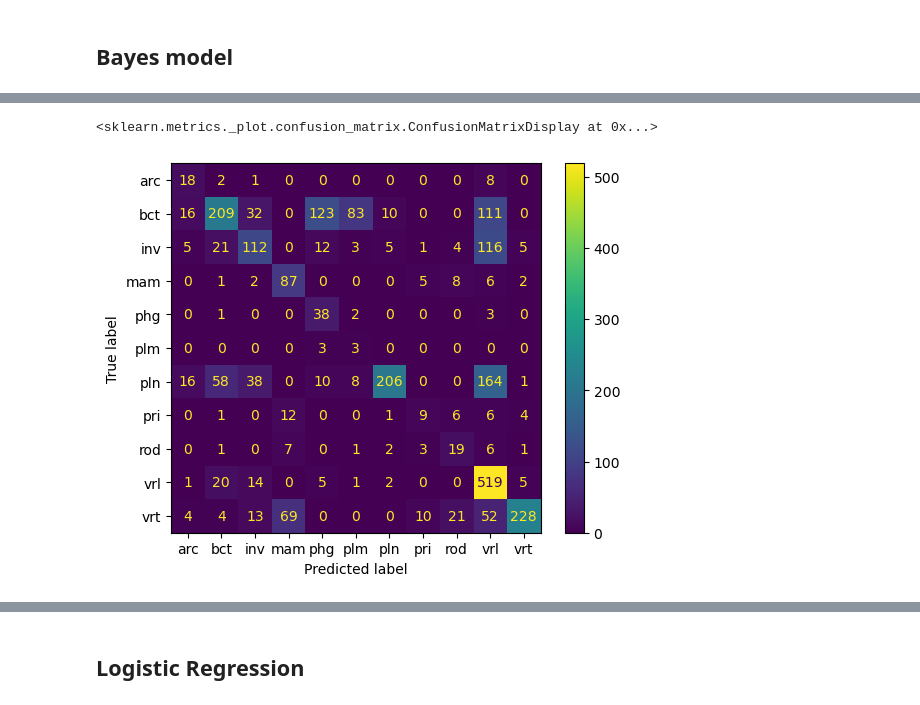
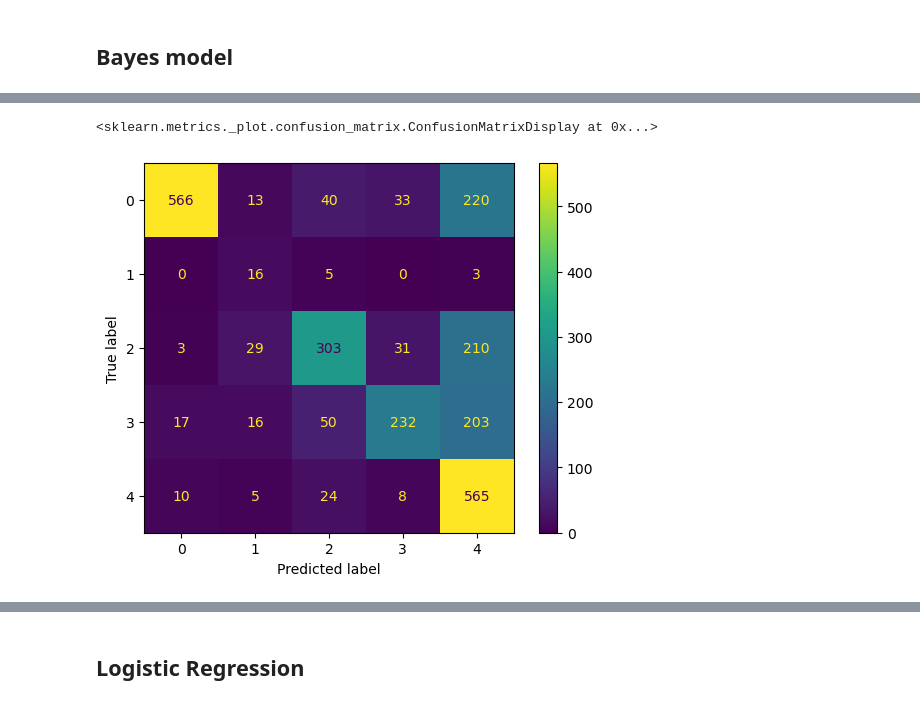
Before and after one commit to PierPompilii/Codon-Kingdom-Classifier, a Jupyter notebook: notebooks/03-modelling.ipynb, the cells around one changed output, grey strips where cells are left out. Drawn from its saved outputs; the diff is of its cells as text; code cells hidden in the pictures.

Commit message:
Explanation and organisation of the notebook, also change the label encoding for a mapping replace of kingdoms

```diff
--- a/notebooks/03-modelling.ipynb
+++ b/notebooks/03-modelling.ipynb
@@ -39,20 +39,20 @@ Kingdom_labels  Kingdom
 5               plm          18
 Name: count, dtype: int64
 # %%
-#codon_df_clean['Kingdom'] = codon_df_clean['Kingdom'].replace({
-#    'vrl': 'virus_bacteriophage',
-#    'phg': 'virus_bacteriophage',
-#    'vrt': 'animalia',
-#    'pln': 'plantae',
-#    'bct': 'bacteria',
-#    'arc': 'archaea',
-#    'inv': 'animalia',
-#    'mam': 'animalia',
-#    'rod': 'animalia',
-#    'pri': 'animalia'
-#})
+codon_df_clean['Kingdom'] = codon_df_clean['Kingdom'].replace({
+    'vrl': 'virus_bacteriophage',
+    'phg': 'virus_bacteriophage',
+    'vrt': 'animalia',
+    'pln': 'plantae',
+    'bct': 'bacteria',
+    'arc': 'archaea',
+    'inv': 'animalia',
+    'mam': 'animalia',
+    'rod': 'animalia',
+    'pri': 'animalia'
+})
 # %%
-#codon_df_clean = codon_df_clean[codon_df_clean['Kingdom'] != 'plm']
+codon_df_clean = codon_df_clean[codon_df_clean['Kingdom'] != 'plm']
 # %% [markdown]
 ## Bayes model
 # %%
@@ -82,0 +64,12 @@ GaussianNB()
+# %%
+# Drop non-feature columns from the dataframe to create the feature set X
+# The columns 'Kingdom_labels', 'SpeciesName', 'Kingdom', and 'SpeciesID' are removed
+X = codon_df_clean.drop(columns=['Kingdom', 'SpeciesName', 'Kingdom', 'SpeciesID'])
+
+# Extract the target variable 'Kingdom_labels' to create the label set y
+y= codon_df_clean['Kingdom']
+
+# Split the data into training and testing sets
+# 20% of the data is reserved for testing, and the rest is used for training
+# The random_state ensures reproducibility of the split
+X_train, X_test, y_train, y_test = train_test_split(X, y, test_size=0.2, random_state=34)
@@ -134,7 +135,8 @@ weighted avg       0.67      0.56      0.56      2606
 # %%
+# Compute the confusion matrix for the test data predictions
 cm = confusion_matrix(y_test, y_test_pred)
-disp = ConfusionMatrixDisplay(confusion_matrix=cm, display_labels=label_encoder.classes_)
+disp = ConfusionMatrixDisplay(confusion_matrix=cm) #display_labels=label_encoder.classes_)
 disp.plot()
 # %% [output]
 <sklearn.metrics._plot.confusion_matrix.ConfusionMatrixDisplay at 0x...>
-[figure, old version]
+[figure, new version]
```
Also changed, not shown: parts of 75 cells of this notebook.
